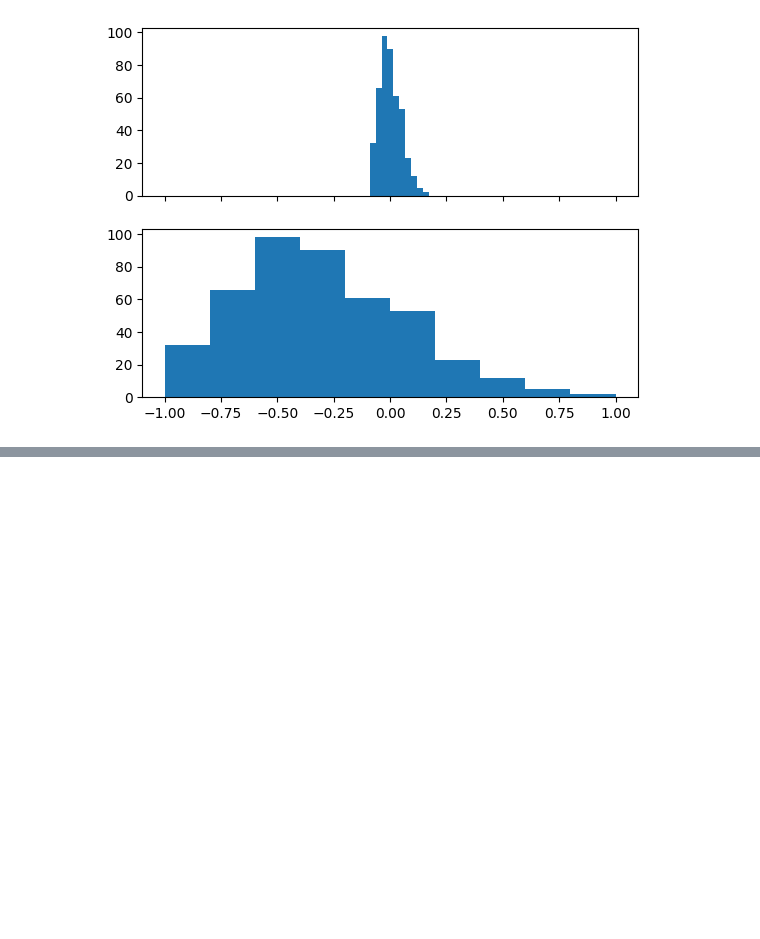
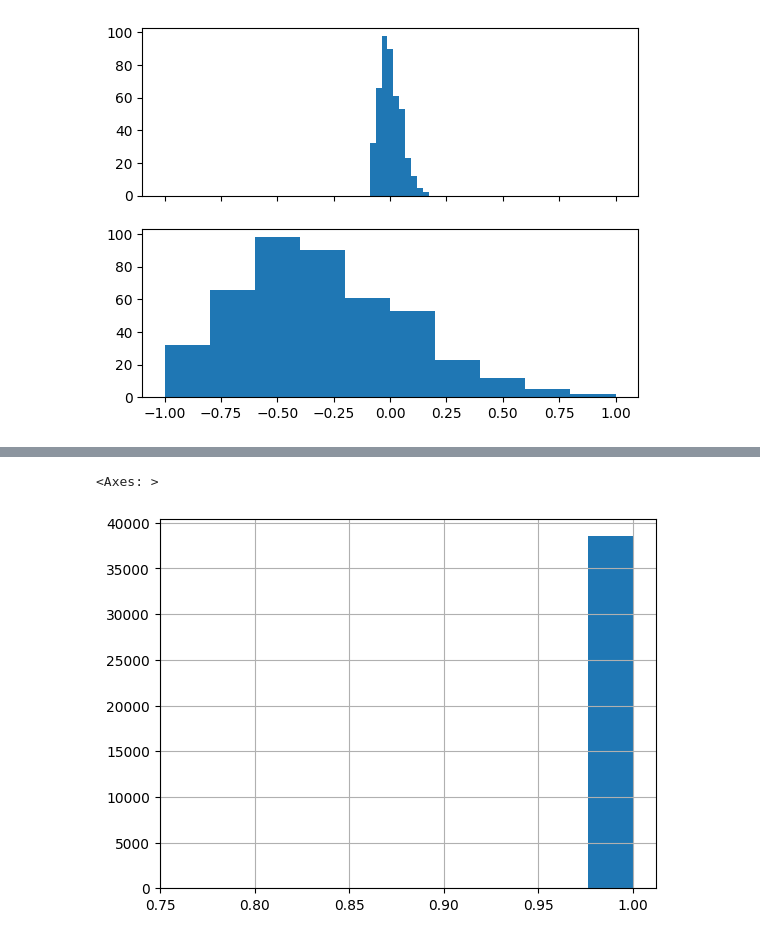
Before and after one commit to feracor/estadistica_descriptiva, a Jupyter notebook: 2_estadistica_en_ingesta_de_datos.ipynb, the cells around one changed output, grey strips where cells are left out. Cells and saved outputs as stored; diff of their text form; code cells hidden in the pictures; blank space fills up the shorter version.

```diff
--- a/2_estadistica_en_ingesta_de_datos.ipynb
+++ b/2_estadistica_en_ingesta_de_datos.ipynb
@@ -45,0 +104,5 @@ train scaled : 0.10518396500015115
+# %%
+df.price_usd.apply(lambda x: np.tanh(x)).hist()
+# %% [output]
+<Axes: >
+[figure, added]
```
Also changed, not shown: parts of 13 cells of this notebook.
